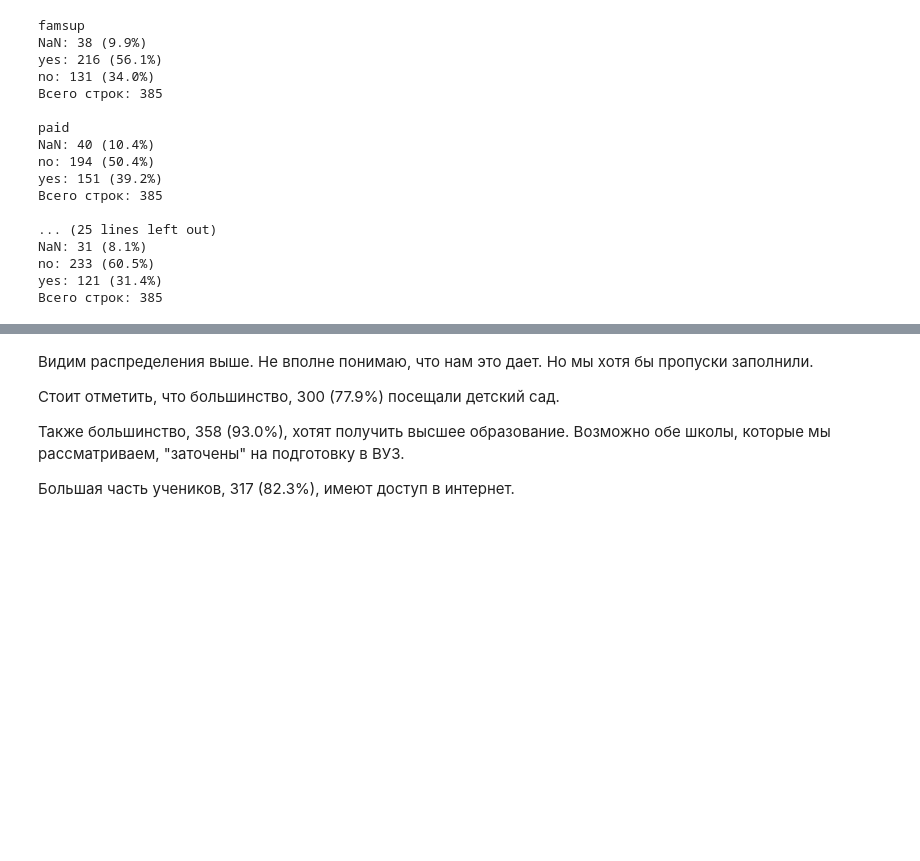
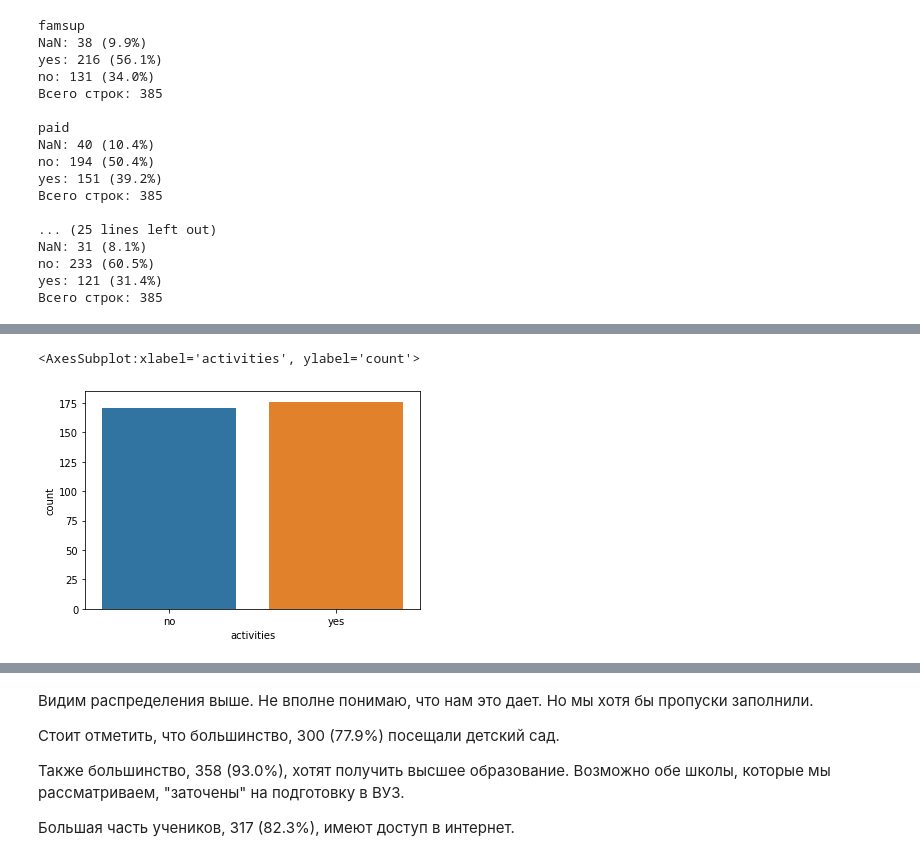
Before and after one commit to HippoCat/SF_Projects_DST-52_DK, a Jupyter notebook: module_02_EDA/Project_2._EDA_UNICEF_Students.ipynb, the cells around one changed output, grey strips where cells are left out. Drawn from its saved outputs; the diff is of its cells as text; code cells hidden in the pictures; blank space fills up the shorter version.

```diff
--- a/module_02_EDA/Project_2._EDA_UNICEF_Students.ipynb
+++ b/module_02_EDA/Project_2._EDA_UNICEF_Students.ipynb
@@ -868,0 +879,5 @@ yes: 121 (31.4%)
+# %%
+sns.countplot(x = 'activities', data = students)
+# %% [output]
+<AxesSubplot:xlabel='activities', ylabel='count'>
+[figure, added]
```
Also changed, not shown: parts of 17 cells of this notebook, 1 other file.
